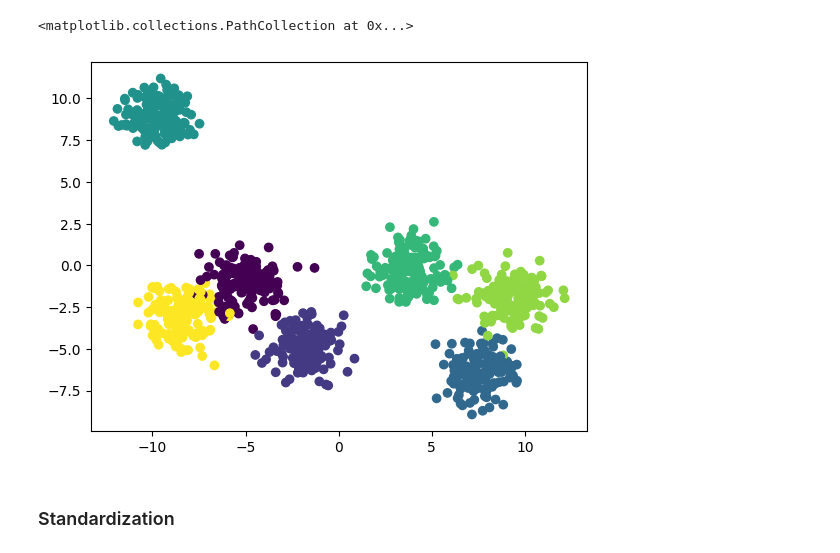
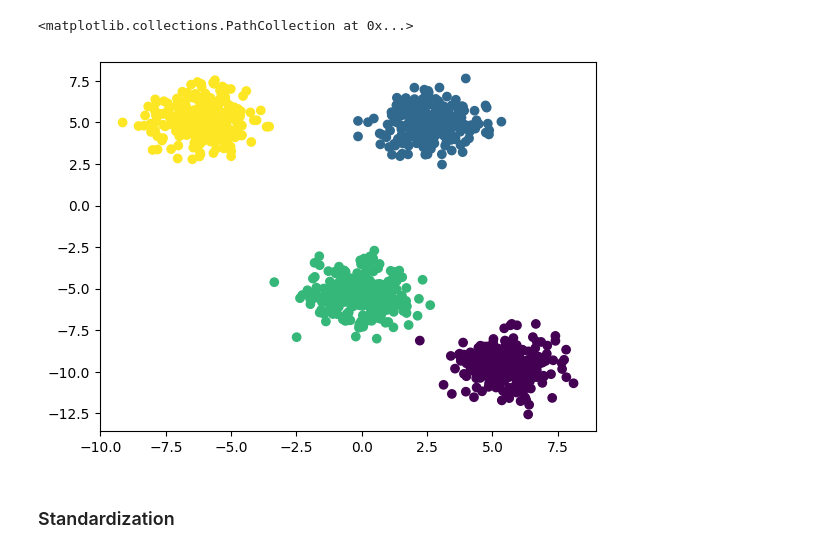
Before and after one commit to bijonlahiri/udemy_machine_learning, a Jupyter notebook: unsupervised_ml_algorithms/kmeans_clustering/kmeans_clustering.ipynb, the cells around one changed output. Saved outputs shown, nothing was run; the diff lists cells and outputs as text; code cells hidden in the pictures.

```diff
--- a/unsupervised_ml_algorithms/kmeans_clustering/kmeans_clustering.ipynb
+++ b/unsupervised_ml_algorithms/kmeans_clustering/kmeans_clustering.ipynb
@@ -4,11 +4,11 @@ from sklearn.datasets import make_blobs
 import pandas as pd
 import numpy as np
 # %%
-X, y = make_blobs(n_samples=1000, centers=7, n_features=2, random_state=33)
+X, y = make_blobs(n_samples=1000, centers=4, n_features=2, random_state=10)
 plt.scatter(X[:, 0], X[:, 1], c=y)
 # %% [output]
 <matplotlib.collections.PathCollection at 0x...>
-[figure, old version]
+[figure, new version]
 # %% [markdown]
 ### Standardization
 # %%
```
Also changed, not shown: parts of 5 cells of this notebook.
